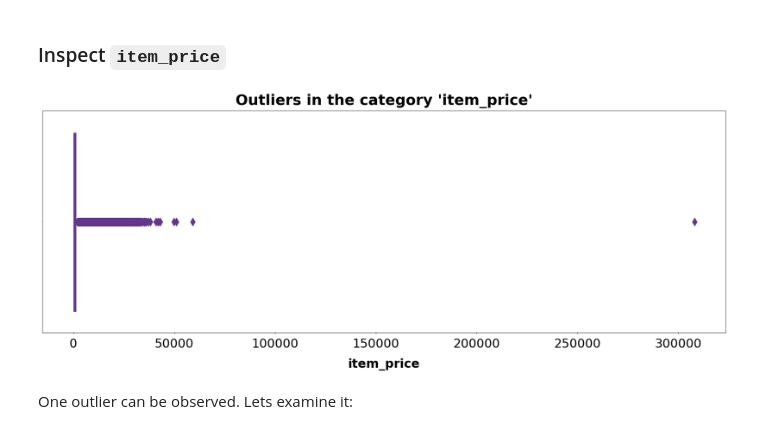
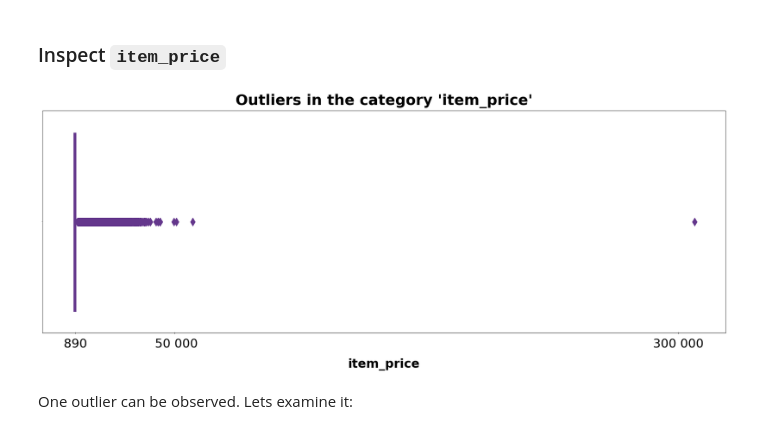
Before and after one commit to cedric-uden/hka-predicting_future_sales, a Jupyter notebook: Predicting_Future_Sales.ipynb, the cells around one changed output. Saved outputs shown, nothing was run; the diff lists cells and outputs as text; code cells hidden in the pictures.

```diff
--- a/Predicting_Future_Sales.ipynb
+++ b/Predicting_Future_Sales.ipynb
@@ -215,9 +215,15 @@ Fortunately, the revenue is closely correlated to the total sales as expected.
 ### Inspect `item_cnt_day`
 # %%
 if run_eda:
-    plt.figure()
+    fig, ax = plt.subplots()
     fliers = {'markerfacecolor': iwi_purple, 'markersize': 14, 'markeredgecolor': iwi_purple}
-    boxes = {'color': iwi_purple, 'linewidth': 3}
+    boxes = {'color': iwi_purple, 'linewidth': 20}
     sns.boxplot(x=train_in_months.item_cnt_day, linewidth=0, flierprops=fliers, boxprops=boxes)
     plt.title("Outliers in the category 'item_cnt_day'")
+
+    xticks = [1,500,2000]
+    xtickslabels = [str(x) for x in xticks]
+
+    ax.set_xticks(xticks)
+    ax.set_xticklabels(xtickslabels)
 # %% [output]
@@ -228,13 +234,19 @@ Two outliers can be observed. This will have to be examined further down the lin
 ### Inspect `item_price`
 # %%
 if run_eda:
-    plt.figure()
+    fig, ax = plt.subplots()
     fliers = {'markerfacecolor': iwi_purple, 'markersize': 14, 'markeredgecolor': iwi_purple}
     boxes = {'color': iwi_purple, 'linewidth': 3}
     sns.boxplot(x=train_in_months.item_price, linewidth=0, flierprops=fliers, boxprops=boxes)
     plt.title("Outliers in the category 'item_price'")
+
+    xticks = [890,50_000,300_000]
+    xtickslabels = ['890', ' 50 000', '300 000']
+
+    ax.set_xticks(xticks)
+    ax.set_xticklabels(xtickslabels)
 # %% [output]
-[figure, old version]
+[figure, new version]
 # %% [markdown]
 One outlier can be observed. Lets examine it:
 # %%
```
Also changed, not shown: parts of 1 cell of this notebook.
